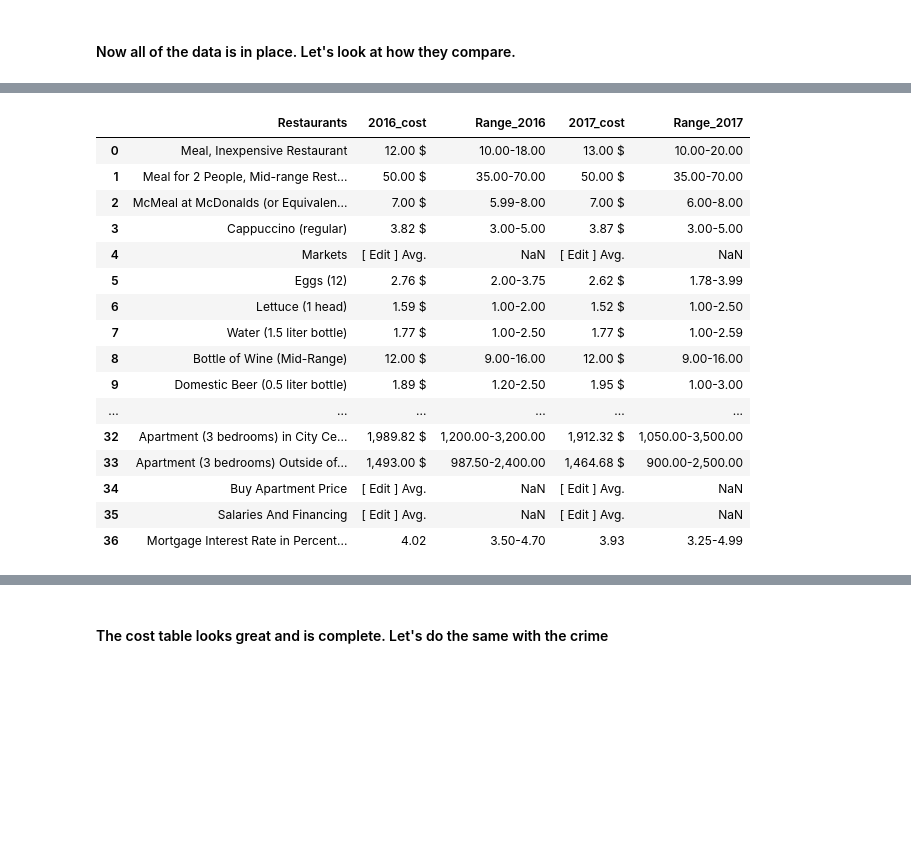
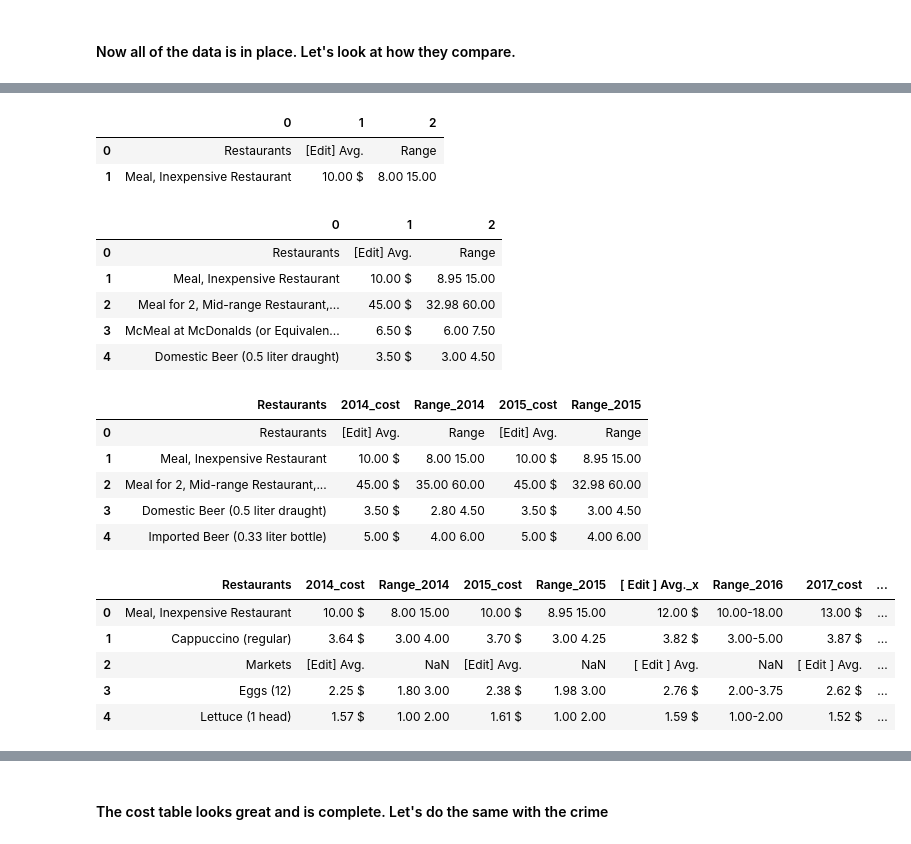
Before and after one commit to Cuiweiyi/CALEA_and_crime, a Jupyter notebook: notebook/Crime_and_Cost_Living.ipynb, the cells around one changed output, grey strips where cells are left out. Drawn from its saved outputs; the diff is of its cells as text; code cells hidden in the pictures; blank space fills up the shorter version.

```diff
--- a/notebook/Crime_and_Cost_Living.ipynb
+++ b/notebook/Crime_and_Cost_Living.ipynb
@@ -132,6 +153,10 @@ cost18=pd.DataFrame(table_18)
 cost19=pd.DataFrame(table_19)
 cost20=pd.DataFrame(table_20)
 cost21=pd.DataFrame(table_21)
+# %%
+#separate lines to run smoother
+cost14=pd.DataFrame(table_14)
+cost15=pd.DataFrame(table_15)
 # %%
 # Let's likewise use tabel to read in specifics for dense cities and use those as a representative of each state.
 tabel15=pd.read_html("https://web.archive.org/web/20150527153415/http://www.numbeo.com:80/cost-of-living/country_result.jsp?country=United+States")
@@ -331,26 +350,48 @@ cost16.head(2)
+# %%
+cost14.head(2)
+# %% [output]
+|  | 0 | 1 | 2 |
+| 0 | Restaurants | [Edit] Avg. | Range |
+| 1 | Meal, Inexpensive Restaurant | 10.00 $ | 8.00 15.00 |
+# %%
+cost15.head()
+# %% [output]
+|  | 0 | 1 | 2 |
+| 0 | Restaurants | [Edit] Avg. | Range |
+| 1 | Meal, Inexpensive Restaurant | 10.00 $ | 8.95 15.00 |
+| 2 | Meal for 2, Mid-range Restaurant,... | 45.00 $ | 32.98 60.00 |
+| 3 | McMeal at McDonalds (or Equivalen... | 6.50 $ | 6.00 7.50 |
+| 4 | Domestic Beer (0.5 liter draught) | 3.50 $ | 3.00 4.50 |
+# %%
+#rename for consistency
+cost14=cost14.rename(columns=cost14.iloc[0])
+cost15=cost15.rename(columns=cost15.iloc[0])
+# %%
+cost=cost14.merge(cost15, how='inner', on='Restaurants')
+cost=cost.rename(columns= {'[Edit] Avg._x':'2014_cost', '[Edit] Avg._y': '2015_cost', 'Range_x':'Range_2014', 'Range_y':'Range_2015'})
+cost.head()
+# %% [output]
+|  | Restaurants | 2014_cost | Range_2014 | 2015_cost | Range_2015 |
+| 0 | Restaurants | [Edit] Avg. | Range | [Edit] Avg. | Range |
+| 1 | Meal, Inexpensive Restaurant | 10.00 $ | 8.00 15.00 | 10.00 $ | 8.95 15.00 |
+| 2 | Meal for 2, Mid-range Restaurant,... | 45.00 $ | 35.00 60.00 | 45.00 $ | 32.98 60.00 |
+| 3 | Domestic Beer (0.5 liter draught) | 3.50 $ | 2.80 4.50 | 3.50 $ | 3.00 4.50 |
+| 4 | Imported Beer (0.33 liter bottle) | 5.00 $ | 4.00 6.00 | 5.00 $ | 4.00 6.00 |
+# %%
+cost=cost.merge(cost16, how='inner', on='Restaurants')
+cost=cost.rename(columns= {'[ Edit ] Avg._x':'2016_cost',  'Range':'Range_2016'})
 # %%
-cost=cost16.merge(cost17, how='inner', on='Restaurants')
-cost=cost.rename(columns= {'[ Edit ] Avg._x':'2016_cost', '[ Edit ] Avg._y': '2017_cost', 'Range_x':'Range_2016', 'Range_y':'Range_2017'})
-cost
+cost=cost.merge(cost17, how='inner', on='Restaurants')
+cost=cost.rename(columns= {'[ Edit ] Avg._y':'2017_cost',  'Range':'Range_2017'})
+cost.head()
 # This looks pretty good. Let's put the rest together
 # %% [output]
-|  | Restaurants | 2016_cost | Range_2016 | 2017_cost | Range_2017 |
-| 0 | Meal, Inexpensive Restaurant | 12.00 $ | 10.00-18.00 | 13.00 $ | 10.00-20.00 |
-| 1 | Meal for 2 People, Mid-range Rest... | 50.00 $ | 35.00-70.00 | 50.00 $ | 35.00-70.00 |
-| 2 | McMeal at McDonalds (or Equivalen... | 7.00 $ | 5.99-8.00 | 7.00 $ | 6.00-8.00 |
-| 3 | Cappuccino (regular) | 3.82 $ | 3.00-5.00 | 3.87 $ | 3.00-5.00 |
-| 4 | Markets | [ Edit ] Avg. | NaN | [ Edit ] Avg. | NaN |
-| 5 | Eggs (12) | 2.76 $ | 2.00-3.75 | 2.62 $ | 1.78-3.99 |
-| 6 | Lettuce (1 head) | 1.59 $ | 1.00-2.00 | 1.52 $ | 1.00-2.50 |
-| 7 | Water (1.5 liter bottle) | 1.77 $ | 1.00-2.50 | 1.77 $ | 1.00-2.59 |
-| 8 | Bottle of Wine (Mid-Range) | 12.00 $ | 9.00-16.00 | 12.00 $ | 9.00-16.00 |
-| 9 | Domestic Beer (0.5 liter bottle) | 1.89 $ | 1.20-2.50 | 1.95 $ | 1.00-3.00 |
-| ... | ... | ... | ... | ... | ... |
-| 32 | Apartment (3 bedrooms) in City Ce... | 1,989.82 $ | 1,200.00-3,200.00 | 1,912.32 $ | 1,050.00-3,500.00 |
-| 33 | Apartment (3 bedrooms) Outside of... | 1,493.00 $ | 987.50-2,400.00 | 1,464.68 $ | 900.00-2,500.00 |
-| 34 | Buy Apartment Price | [ Edit ] Avg. | NaN | [ Edit ] Avg. | NaN |
-| 35 | Salaries And Financing | [ Edit ] Avg. | NaN | [ Edit ] Avg. | NaN |
-| 36 | Mortgage Interest Rate in Percent... | 4.02 | 3.50-4.70 | 3.93 | 3.25-4.99 |
+|  | Restaurants | 2014_cost | Range_2014 | 2015_cost | Range_2015 | [ Edit ] Avg._x | Range_2016 | 2017_cost | ... |
+| 0 | Meal, Inexpensive Restaurant | 10.00 $ | 8.00 15.00 | 10.00 $ | 8.95 15.00 | 12.00 $ | 10.00-18.00 | 13.00 $ | ... |
+| 1 | Cappuccino (regular) | 3.64 $ | 3.00 4.00 | 3.70 $ | 3.00 4.25 | 3.82 $ | 3.00-5.00 | 3.87 $ | ... |
+| 2 | Markets | [Edit] Avg. | NaN | [Edit] Avg. | NaN | [ Edit ] Avg. | NaN | [ Edit ] Avg. | ... |
+| 3 | Eggs (12) | 2.25 $ | 1.80 3.00 | 2.38 $ | 1.98 3.00 | 2.76 $ | 2.00-3.75 | 2.62 $ | ... |
+| 4 | Lettuce (1 head) | 1.57 $ | 1.00 2.00 | 1.61 $ | 1.00 2.00 | 1.59 $ | 1.00-2.00 | 1.52 $ | ... |
 # %%
 cost=cost.merge(cost18, how='inner')
 cost=cost.rename(columns= {'[ Edit ]':'2018_cost', 'Range': 'Range_2018'})
```
Also changed, not shown: parts of 128 cells of this notebook.
